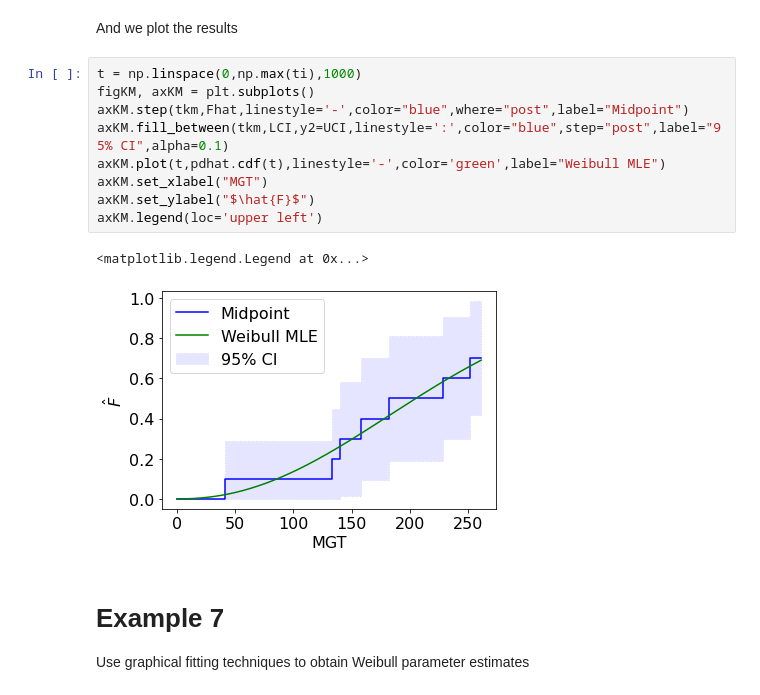
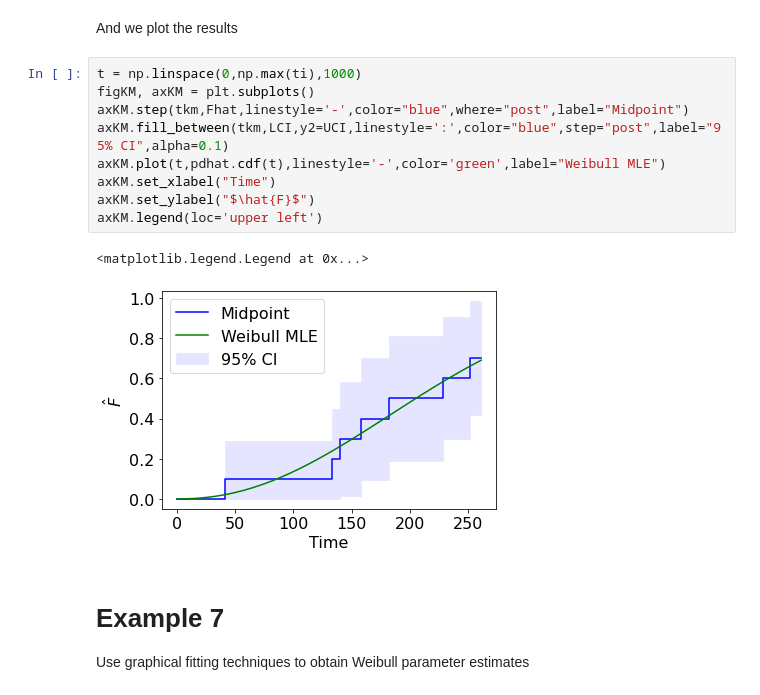
Before and after one commit to cholette/reliability, a Jupyter notebook: Python/reliabilty_and_mle_examples.ipynb, the cells around one changed output. Cells and saved outputs as stored; diff of their text form.

```diff
--- a/Python/reliabilty_and_mle_examples.ipynb
+++ b/Python/reliabilty_and_mle_examples.ipynb
@@ -158,15 +158,15 @@ And we plot the results
 # %%
 t = np.linspace(0,np.max(ti),1000)
 figKM, axKM = plt.subplots()
 axKM.step(tkm,Fhat,linestyle='-',color="blue",where="post",label="Midpoint")
 axKM.fill_between(tkm,LCI,y2=UCI,linestyle=':',color="blue",step="post",label="95% CI",alpha=0.1)
 axKM.plot(t,pdhat.cdf(t),linestyle='-',color='green',label="Weibull MLE")
-axKM.set_xlabel("MGT")
+axKM.set_xlabel("Time")
 axKM.set_ylabel("$\hat{F}$")
 axKM.legend(loc='upper left')
 # %% [output]
 <matplotlib.legend.Legend at 0x...>
-[figure, old version]
+[figure, new version]
 # %% [markdown]
 # Example 7
 Use graphical fitting techniques to obtain Weibull parameter estimates
```
Also changed, not shown: parts of 8 cells of this notebook, 1 other file.
